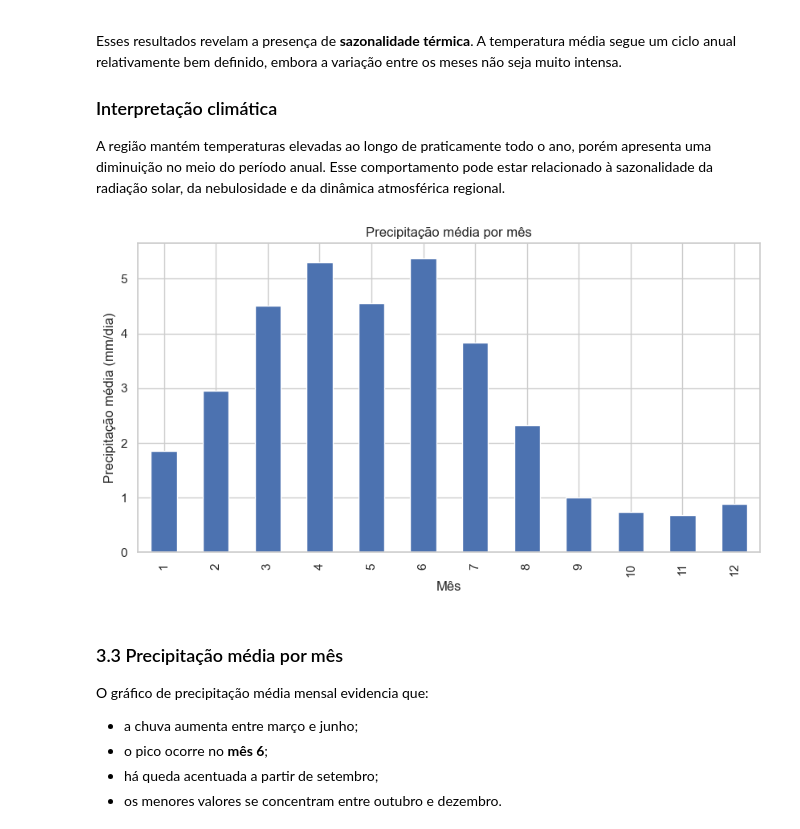
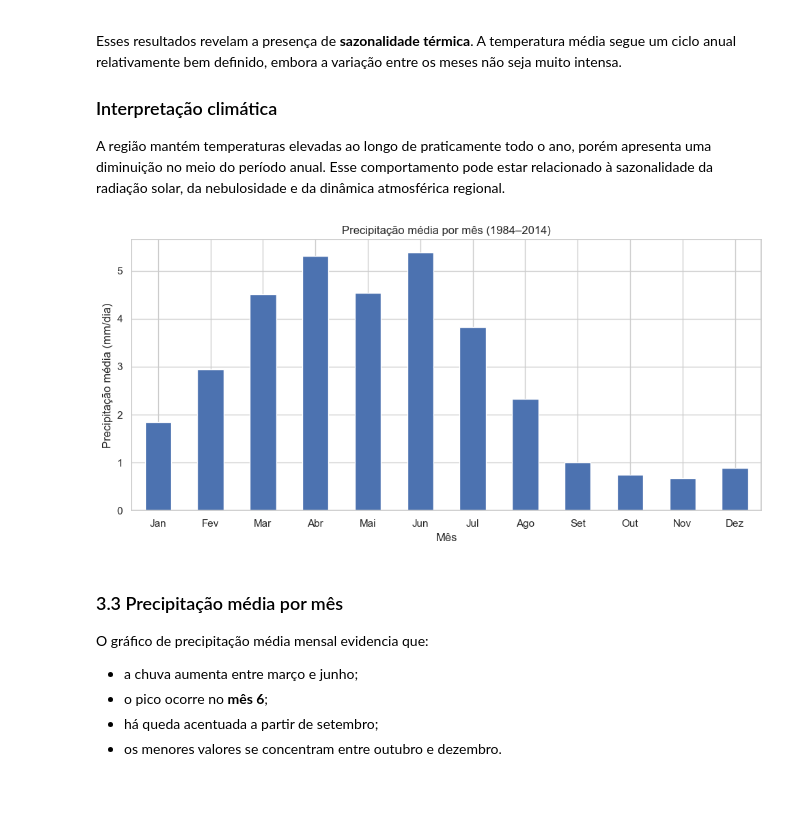
Before and after one commit to gabriellopes-eng/climate_analysis, a Jupyter notebook: climate_analysis/notebooks/03_sazonalidade.ipynb, the cells around one changed output. Saved outputs shown, nothing was run; the diff lists cells and outputs as text; code cells hidden in the pictures; blank space fills up the shorter version.

```diff
--- a/climate_analysis/notebooks/03_sazonalidade.ipynb
+++ b/climate_analysis/notebooks/03_sazonalidade.ipynb
@@ -137,17 +145,21 @@ Esses resultados revelam a presença de **sazonalidade térmica**. A temperatura
 ### Interpretação climática
 A região mantém temperaturas elevadas ao longo de praticamente todo o ano, porém apresenta uma diminuição no meio do período anual. Esse comportamento pode estar relacionado à sazonalidade da radiação solar, da nebulosidade e da dinâmica atmosférica regional.
 # %%
-dados_mensais["mm/dia - Precipitação"].plot(
+meses = ["Jan", "Fev", "Mar", "Abr", "Mai", "Jun", "Jul", "Ago", "Set", "Out", "Nov", "Dez"]
+
+ax = dados_mensais["mm/dia - Precipitação"].plot(
     kind="bar",
-    figsize=(10,5),
-    title="Precipitação média por mês"
+    figsize=(10, 5),
+    title="Precipitação média por mês (1984–2014)",
 )
 
+ax.set_xticklabels(meses, rotation=0)
 plt.xlabel("Mês")
 plt.ylabel("Precipitação média (mm/dia)")
+plt.tight_layout()
 plt.show()
 # %% [output]
-[figure, old version]
+[figure, new version]
 # %% [markdown]
 ### 3.3 Precipitação média por mês
 O gráfico de precipitação média mensal evidencia que:
```
Also changed, not shown: parts of 6 cells of this notebook, 2 other files.
